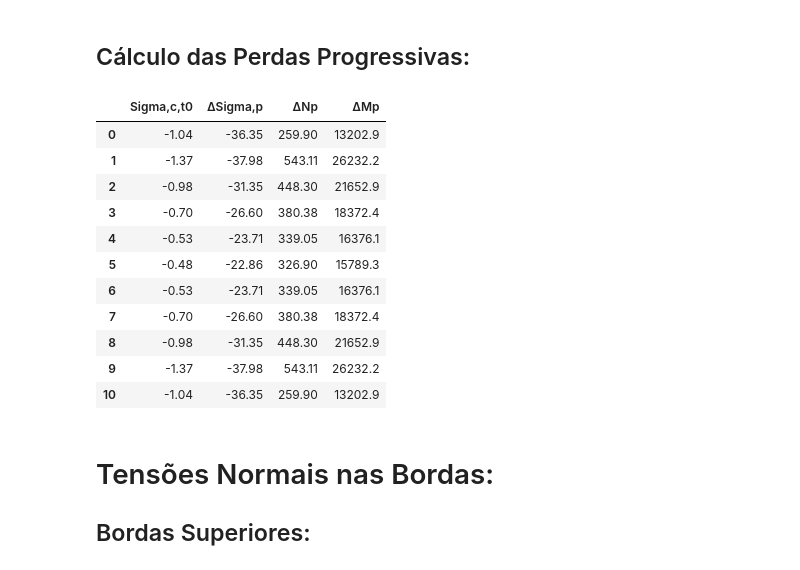
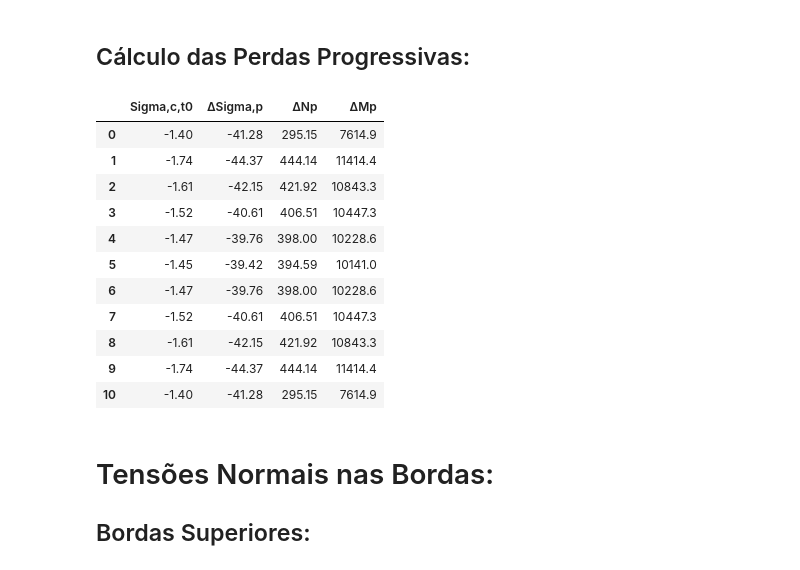
Before and after one commit to GarciaGabe/eng, a Jupyter notebook: Viga Protendida.ipynb, the cells around one changed output. Drawn from its saved outputs; the diff is of its cells as text; code cells hidden in the pictures.

```diff
--- a/Viga Protendida.ipynb
+++ b/Viga Protendida.ipynb
@@ -332,7 +318,7 @@ l_bpt2 = 0.5 * l_bp * sigma_p0/f_pyd
 ## para transferência não gradual, os valores devem ser multiplicados por 1.25
 ## valor adotado:
 
-l_bpt = 1.25 * l_bpt2
+l_bpt = 1.0 * l_bpt2
 
 l_p = (h**2 + (0.6*l_bpt)**2)**(0.5)
 # %% [output]
@@ -357,8 +343,10 @@ l_{p} &= \left( \left( h \right) ^{ 2 } + \left( 0.6 \cdot l_{bpt} \right) ^{ 2
 ## Momento Fletor e Cortante:
 # %%
 esforcos = []
+esforcos_t0 = []
 for i in range(3):
     esforcos.append( [0]*(nS) )
+    esforcos_t0.append( [0]*(nS) )
 
 # primeiro vetor contem X (cm)
 # segundo vetor contem Momentos (kNcm)
@@ -368,6 +356,10 @@ for i in range(nS):
     esforcos[0][i] = round(i*(Vao/(nS-1)),1)
     esforcos[1][i] = round( 0.5*Q_tF*esforcos[0][i]*(Vao-esforcos[0][i]) ,1)
     esforcos[2][i] = round( 0.5*Q_tF*(Vao-2*esforcos[0][i]), 1 )
+    esforcos_t0[0][i] = round(i*(Vao/(nS-1)),1)
+    esforcos_t0[1][i] = round( 0.5*Q_t0*esforcos[0][i]*(Vao-esforcos[0][i]) ,1)
+    esforcos_t0[2][i] = round( 0.5*Q_t0*(Vao-2*esforcos[0][i]), 1 )
+
 
 tabela = pd.DataFrame(esforcos)
 tabela = tabela.transpose()
@@ -431,11 +423,11 @@ n_{s1} &= \left \lfloor \frac{ P_{s1} }{ A_{p1} \cdot \sigma_{p0} } \right \rflo
 
 # Vetor com o número de cordoalhas em cada ponto de escalonamento:
 
-qntCordoalhas = [5,10]
+qntCordoalhas = [5,7]
 
 # Vetor com a excentricidade da protensão em cada ponto de escalonamento:
 
-e_p_i = [50.8,48.3]
+e_p_i = [25.8,25.7]
 # %% [output]
 \[
 \begin{aligned}
@@ -494,11 +486,19 @@ x2_anc = []
 
 for i in range(len(qntCordoalhas)):
     M_g.append(round( W_s*( (N_p[i]/Area) -(M_p[i]/W_s) + sigma_ct0),2) )
+    #print("M_g["+str(i)+"]:",M_g[i])
 
 for i in range(len(qntCordoalhas)):
-    #Bhaskara:
-    x1.append(round( (Vao - ( Vao**2 - 8*M_g[i]/Q_t0 )**0.5)/2  ,2))
-    x2.append(round( (Vao + ( Vao**2 - 8*M_g[i]/Q_t0 )**0.5)/2  ,2))
+    # O erro acontece no caso da raiz de delta retornar um número complexo
+    try:
+        c = 2*M_g[i]/Q_t0
+        delta = (-Vao)**2 - 4*c
+        #print("Delta "+str(i)+":",round(delta,2))
+        x1.append(round( (Vao-delta**0.5)/2  ,2))
+        x2.append(round( (Vao+delta**0.5)/2  ,2))
+    except:
+        print("##   ATENÇÃO!   ##")
+        raise Exception("ERRO: ESCALONAR MELHOR A PROTENSÃO!")
 
 for i in range(len(qntCordoalhas)):
     x1_anc.append(x1[i]-round(l_bpt,2))
@@ -508,7 +508,6 @@ for i in range(len(qntCordoalhas)):
     if x2_anc[i] > Vao:
         x2_anc[i] = Vao
 
-
 tabela2 = pd.DataFrame([M_g, x1,x2, x1_anc,x2_anc])
 tabela2 = tabela2.transpose()
 tabela2.rename(columns={0:'Mg',1:'x1',2:'x2',3:'x1-lbpt',4:'x2+lbpt'},inplace = True)
@@ -716,45 +715,49 @@ progressivas = []
 
 for i in range(4):
     progressivas.append([0] * nS)
 
 alpha_p = E_p/E_cs
 
 for i in range(nS):
-    momento = esforcos[1][i]
+    pos_i = relax[1][i]
+    momento = 0.5*Q_t0*pos_i*(Vao-pos_i)
+    #momento = esforcos[1][i]
+    #print("Momento seção "+str(i)+": "+str(int(momento)))
     for j in range(len(qntCordoalhas)-1,-1,-1):
         if(relax[1][i] >= x1_anc[j] and relax[1][i] <= x2_anc[j]):
             sigma_pi = sigma_p[j]
             Npi = N_p[j]
             Mpi = M_p[j]
             Wcpi = W_cp[j]
             e_pp = e_p_i[j]
             A_pp = A_p[j]
             break
     progressivas[0][i] = round(Npi/Area + Mpi/Wcpi + momento/Wcpi,2)
+    #print(Npi,Mpi)
     K_p = alpha_p*A_pp*(1/Area + e_pp/Wcpi)
     progressivas[1][i] = round( (( progressivas[0][i]*phi_t/E_cs + epsilon_cs - sigma_pi/E_p*relax[6][i] ) / (1 + relax[6][i] + K_p*(1+0.5*phi_t)) )*E_p,2)
     progressivas[2][i] = -round(progressivas[1][i]*A_pp  ,2)
     progressivas[3][i] = round(progressivas[2][i]*e_pp ,1)
 
 
 
 tabela4 = pd.DataFrame(progressivas)
 tabela4 = tabela4.transpose()
 tabela4.rename(columns={0:'Sigma,c,t0',1:'\u0394Sigma,p',2:'\u0394Np',3:'\u0394Mp'},inplace = True)
 display(tabela4)
 # %% [output]
 |  | Sigma,c,t0 | ΔSigma,p | ΔNp | ΔMp |
-| 0 | -1.04 | -36.35 | 259.90 | 13202.9 |
-| 1 | -1.37 | -37.98 | 543.11 | 26232.2 |
-| 2 | -0.98 | -31.35 | 448.30 | 21652.9 |
-| 3 | -0.70 | -26.60 | 380.38 | 18372.4 |
-| 4 | -0.53 | -23.71 | 339.05 | 16376.1 |
-| 5 | -0.48 | -22.86 | 326.90 | 15789.3 |
-| 6 | -0.53 | -23.71 | 339.05 | 16376.1 |
-| 7 | -0.70 | -26.60 | 380.38 | 18372.4 |
-| 8 | -0.98 | -31.35 | 448.30 | 21652.9 |
-| 9 | -1.37 | -37.98 | 543.11 | 26232.2 |
-| 10 | -1.04 | -36.35 | 259.90 | 13202.9 |
+| 0 | -1.40 | -41.28 | 295.15 | 7614.9 |
+| 1 | -1.74 | -44.37 | 444.14 | 11414.4 |
+| 2 | -1.61 | -42.15 | 421.92 | 10843.3 |
+| 3 | -1.52 | -40.61 | 406.51 | 10447.3 |
+| 4 | -1.47 | -39.76 | 398.00 | 10228.6 |
+| 5 | -1.45 | -39.42 | 394.59 | 10141.0 |
+| 6 | -1.47 | -39.76 | 398.00 | 10228.6 |
+| 7 | -1.52 | -40.61 | 406.51 | 10447.3 |
+| 8 | -1.61 | -42.15 | 421.92 | 10843.3 |
+| 9 | -1.74 | -44.37 | 444.14 | 11414.4 |
+| 10 | -1.40 | -41.28 | 295.15 | 7614.9 |
 # %% [markdown]
 # Tensões Normais nas Bordas:
 
```
Also changed, not shown: parts of 31 cells of this notebook, 2 other files.
